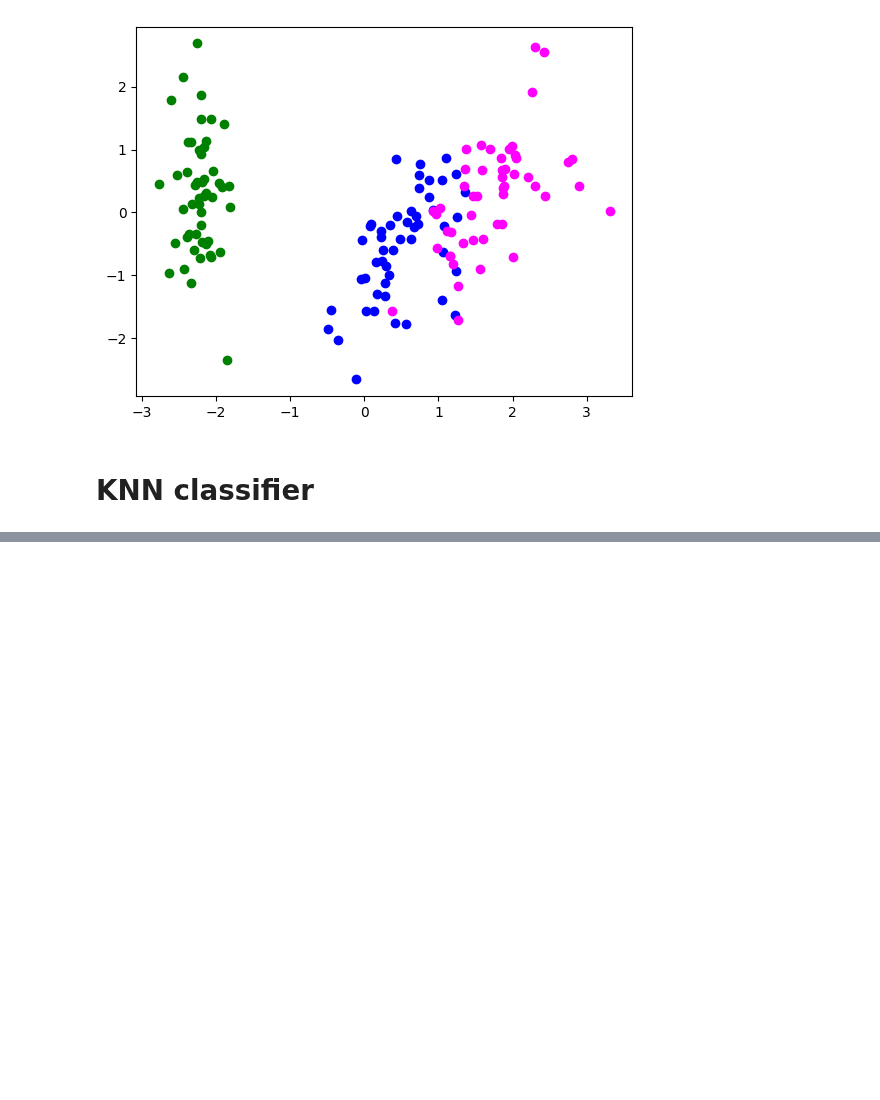
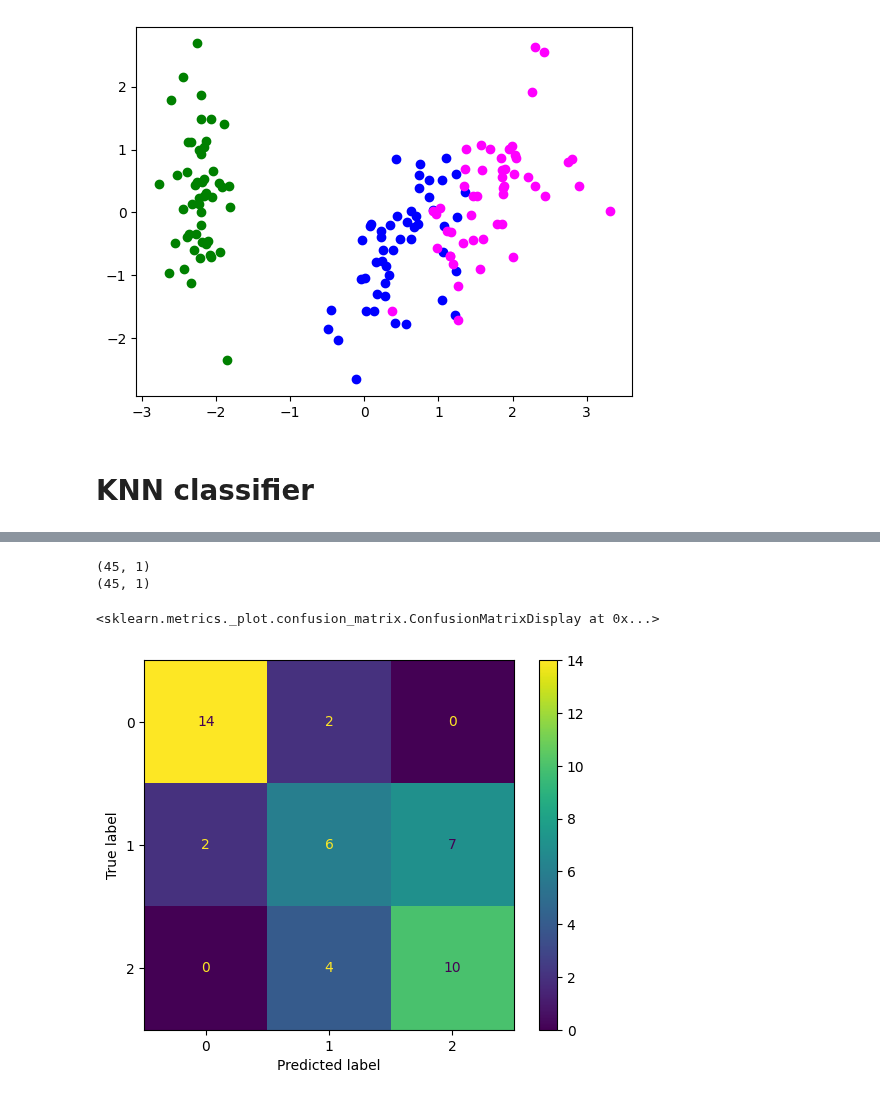
Before and after one commit to Dan5049/MPC-MLF, a Jupyter notebook: cv04/Copy_of_MPA_MLF_PCA_2_students.ipynb, the cells around one changed output, grey strips where cells are left out. Drawn from its saved outputs; the diff is of its cells as text; code cells hidden in the pictures; blank space fills up the shorter version.

```diff
--- a/cv04/Copy_of_MPA_MLF_PCA_2_students.ipynb
+++ b/cv04/Copy_of_MPA_MLF_PCA_2_students.ipynb
@@ -142,0 +168,22 @@ ConfusionMatrixDisplay.from_predictions(,)
+# %%
+# Now do the same, but use only 2-dimensional data of original X (first two columns)
+from sklearn.neighbors import KNeighborsClassifier
+from sklearn.model_selection import train_test_split
+from sklearn.metrics import confusion_matrix
+from sklearn.metrics import ConfusionMatrixDisplay
+
+X_trainWrong, X_testWrong, y_trainWrong, y_testWrong = train_test_split(X[:, 0:1], y, test_size = 0.3)
+print(X_testWrong.shape)
+print(X_testWrong.shape)
+
+knn3=KNeighborsClassifier(n_neighbors = 3)
+knn3.fit(X_trainWrong, y_trainWrong)
+YpredWrong = knn3.predict(X_testWrong)
+
+confusion_matrix(y_testWrong, YpredWrong)
+ConfusionMatrixDisplay.from_predictions(y_testWrong, YpredWrong)
+# %% [output]
+(45, 1)
+(45, 1)
+<sklearn.metrics._plot.confusion_matrix.ConfusionMatrixDisplay at 0x...>
+[figure, added]
```
Also changed, not shown: parts of 3 cells of this notebook.
